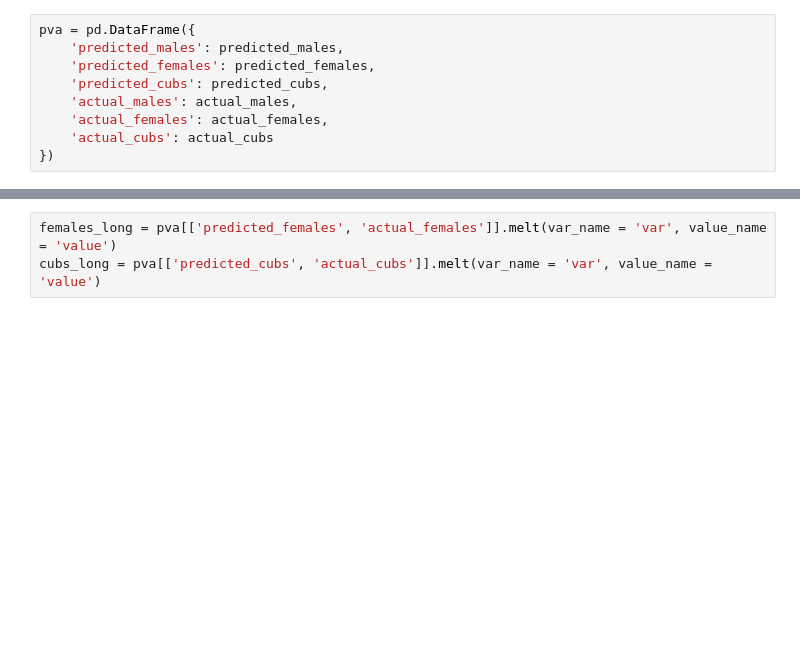
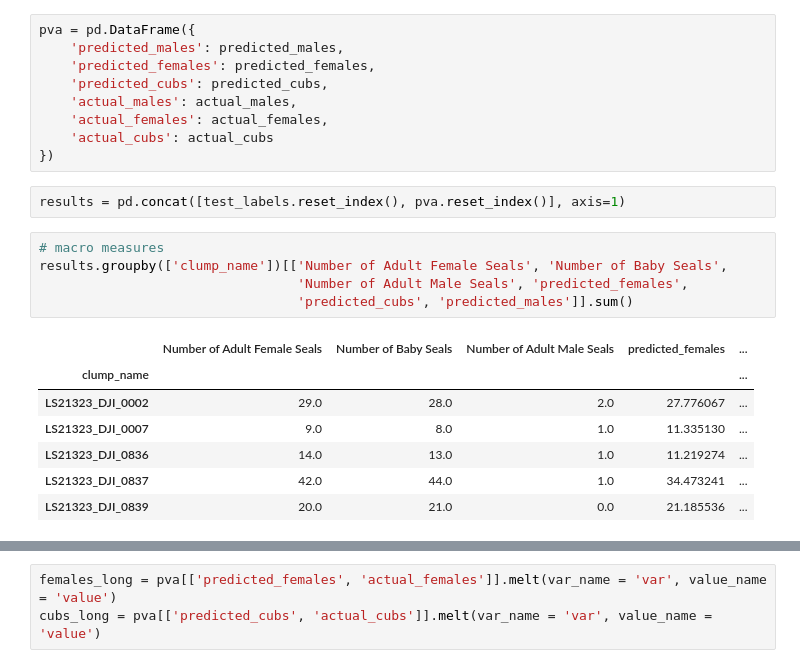
Before and after one commit to ishaansathaye/elephant-seals-detection, a Jupyter notebook: scripts/clump_nn.ipynb, the cells around one changed output, grey strips where cells are left out. Drawn from its saved outputs; the diff is of its cells as text; blank space fills up the shorter version.

```diff
--- a/scripts/clump_nn.ipynb
+++ b/scripts/clump_nn.ipynb
@@ -218,3 +246,18 @@ pva = pd.DataFrame({
     'actual_females': actual_females,
     'actual_cubs': actual_cubs
 })
+# %%
+results = pd.concat([test_labels.reset_index(), pva.reset_index()], axis=1)
+# %%
+# macro measures
+results.groupby(['clump_name'])[['Number of Adult Female Seals', 'Number of Baby Seals',
+                                 'Number of Adult Male Seals', 'predicted_females',
+                                 'predicted_cubs', 'predicted_males']].sum()
+# %% [output]
+|  | Number of Adult Female Seals | Number of Baby Seals | Number of Adult Male Seals | predicted_females | ... |
+| clump_name |  |  |  |  | ... |
+| LS21323_DJI_0002 | 29.0 | 28.0 | 2.0 | 27.776067 | ... |
+| LS21323_DJI_0007 | 9.0 | 8.0 | 1.0 | 11.335130 | ... |
+| LS21323_DJI_0836 | 14.0 | 13.0 | 1.0 | 11.219274 | ... |
+| LS21323_DJI_0837 | 42.0 | 44.0 | 1.0 | 34.473241 | ... |
+| LS21323_DJI_0839 | 20.0 | 21.0 | 0.0 | 21.185536 | ... |
```
Also changed, not shown: parts of 14 cells of this notebook, 1 other file.
